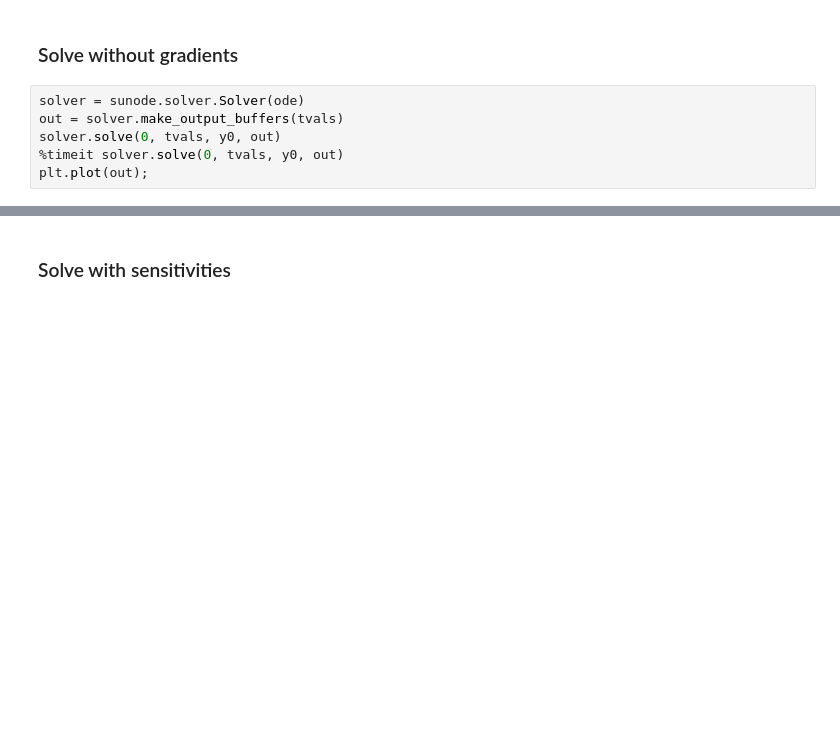
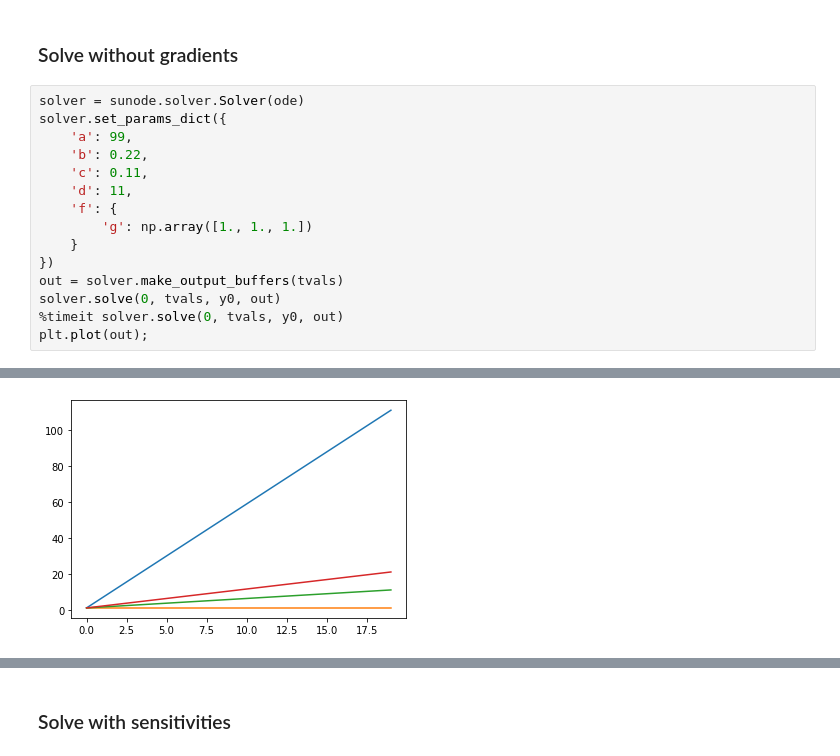
Before and after one commit to pymc-devs/sunode, a Jupyter notebook: notebooks/from_sympy.ipynb, the cells around one changed output, grey strips where cells are left out. Cells and saved outputs as stored; diff of their text form; blank space fills up the shorter version.

```diff
--- a/notebooks/from_sympy.ipynb
+++ b/notebooks/from_sympy.ipynb
@@ -101,6 +138,15 @@ y0 = np.ones(ode.n_states)
 ### Solve without gradients
 # %%
 solver = sunode.solver.Solver(ode)
+solver.set_params_dict({
+    'a': 99,
+    'b': 0.22,
+    'c': 0.11,
+    'd': 11,
+    'f': {
+        'g': np.array([1., 1., 1.])
+    }
+})
 out = solver.make_output_buffers(tvals)
 solver.solve(0, tvals, y0, out)
 %timeit solver.solve(0, tvals, y0, out)
@@ -109,0 +156 @@ AttributeError: 'SympyOde' object has no attribute '_paramset'
+[figure, added]
```
Also changed, not shown: parts of 23 cells of this notebook, 6 other files.
